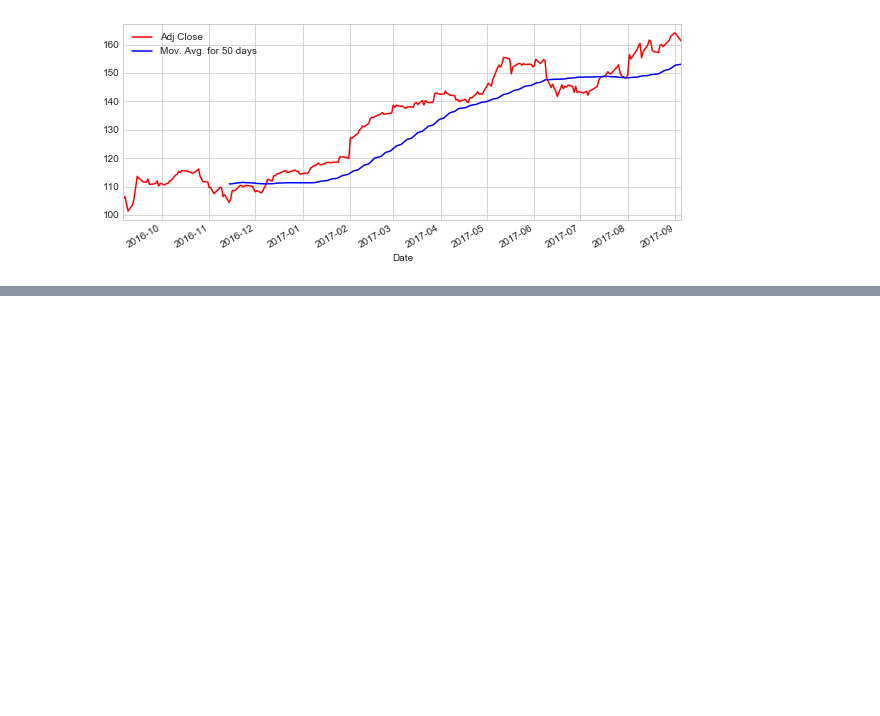
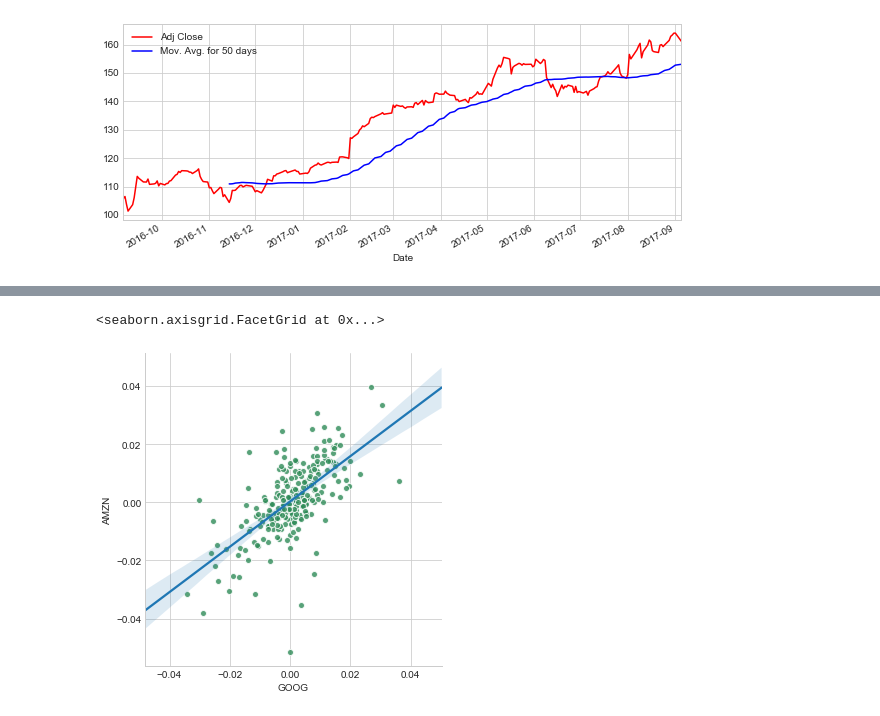
Before and after one commit to sajalsubodh22/Stock-Market-Analysis, a Jupyter notebook: stock.ipynb, the cells around one changed output, grey strips where cells are left out. Cells and saved outputs as stored; diff of their text form; code cells hidden in the pictures; blank space fills up the shorter version.

```diff
--- a/stock.ipynb
+++ b/stock.ipynb
@@ -131,0 +199,5 @@ AAPL[['Adj Close','Mov. Avg. for 50 days']].plot(legend = True, figsize = (10,4)
+# %%
+sns.lmplot(x='GOOG',y = 'AMZN' , data=pt_change, markers = 'o',scatter_kws = {'edgecolor' : 'w', 'color' : 'seagreen'})
+# %% [output]
+<seaborn.axisgrid.FacetGrid at 0x...>
+[figure, added]
```
Also changed, not shown: parts of 8 cells of this notebook.
